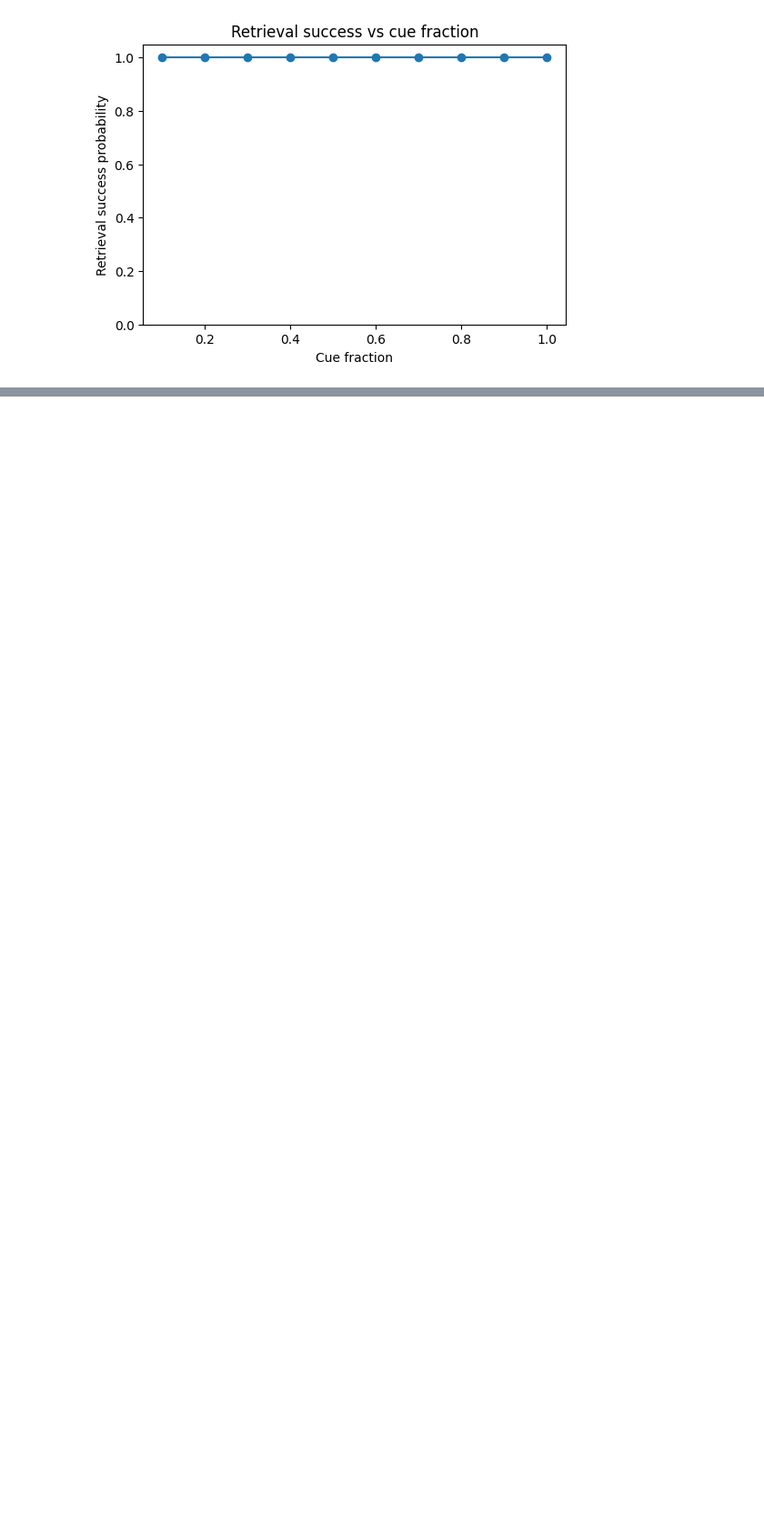
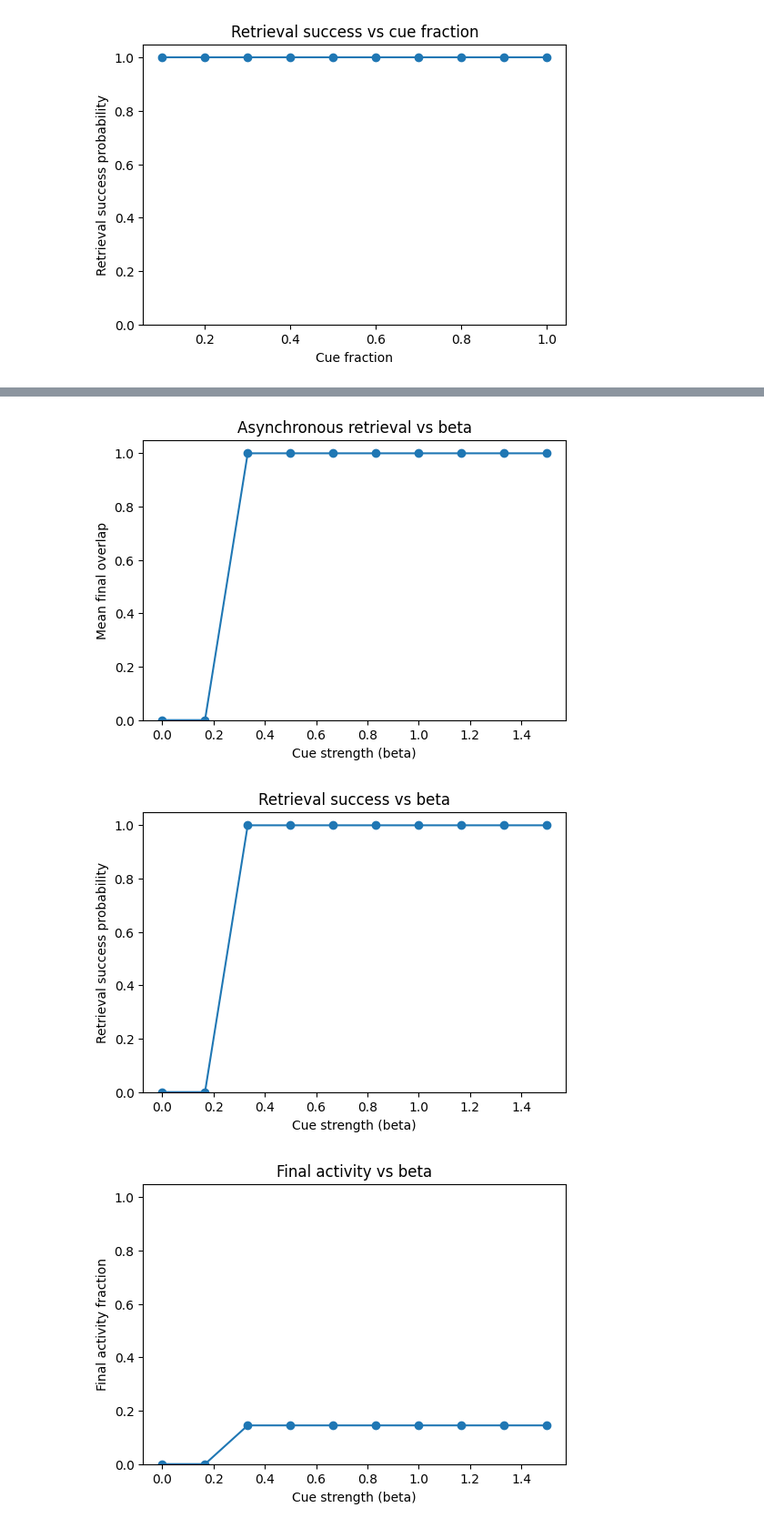
Before and after one commit to armaanfallahi/engram-hopfield, a Jupyter notebook: notebooks/01_initialmetrics.ipynb, the cells around one changed output, grey strips where cells are left out. Shown at 91% size. Cells and saved outputs as stored; diff of their text form; code cells hidden in the pictures; blank space fills up the shorter version.

```diff
--- a/notebooks/01_initialmetrics.ipynb
+++ b/notebooks/01_initialmetrics.ipynb
@@ -189,0 +395,35 @@ plt.show()
+# %%
+plt.figure(figsize=(6, 4))
+plt.plot(betas, mean_overlaps, marker="o")
+plt.xlabel("Cue strength (beta)")
+plt.ylabel("Mean final overlap")
+plt.title("Asynchronous retrieval vs beta")
+plt.ylim(0, 1.05)
+plt.show()
+
+plt.figure(figsize=(6, 4))
+plt.plot(betas, mean_successes, marker="o")
+plt.xlabel("Cue strength (beta)")
+plt.ylabel("Retrieval success probability")
+plt.title("Retrieval success vs beta")
+plt.ylim(0, 1.05)
+plt.show()
+
+plt.figure(figsize=(6, 4))
+plt.plot(betas, mean_activities, marker="o")
+plt.xlabel("Cue strength (beta)")
+plt.ylabel("Final activity fraction")
+plt.title("Final activity vs beta")
+plt.ylim(0, 1.05)
+plt.show()
+
+plt.figure(figsize=(6, 4))
+plt.plot(betas, mean_steps, marker="o")
+plt.xlabel("Cue strength (beta)")
+plt.ylabel("Mean convergence sweeps")
+plt.title("Convergence vs beta")
+plt.show()
+# %% [output]
+[figure, added]
+[figure, added]
+[figure, added]
```
Also changed, not shown: parts of 10 cells of this notebook, 1 other file.
